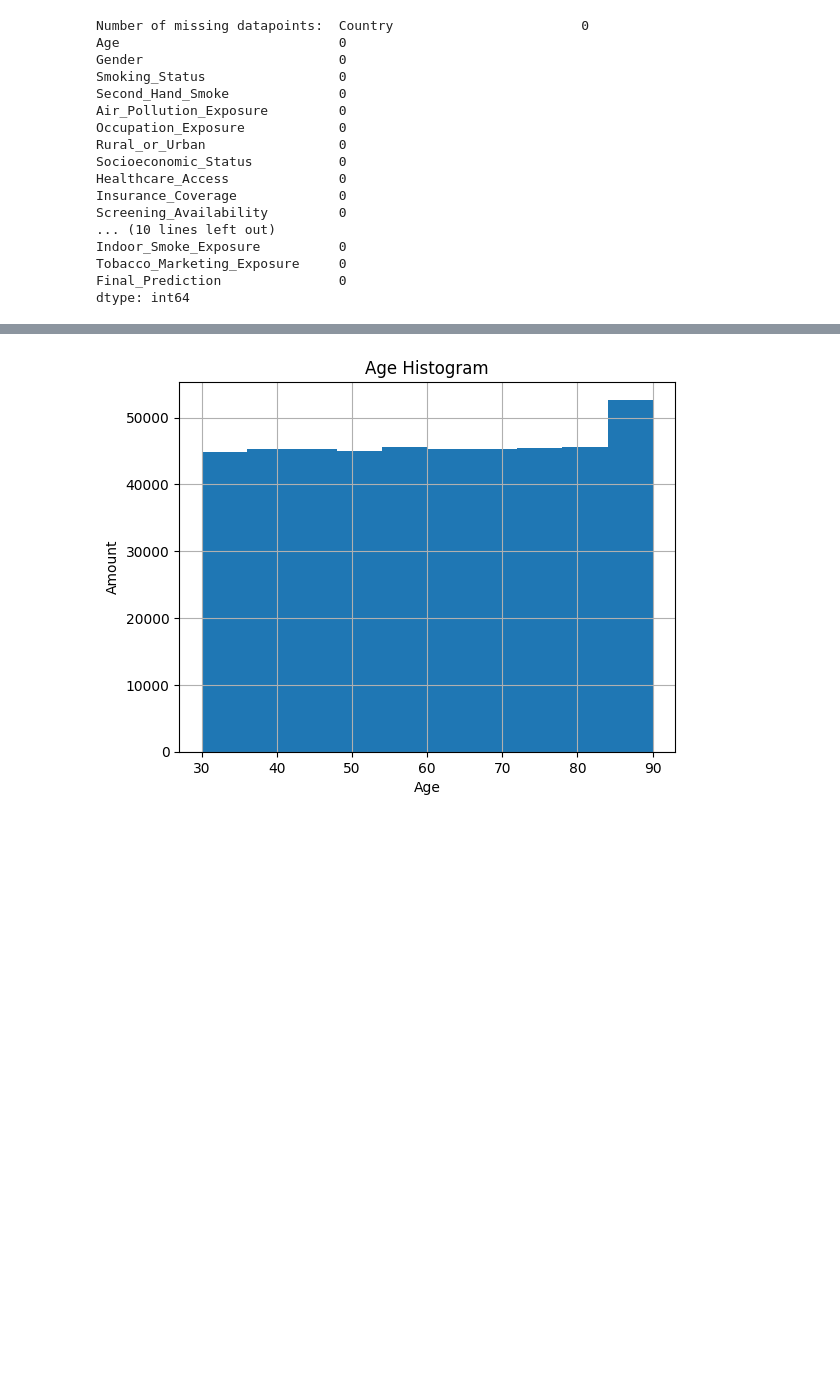
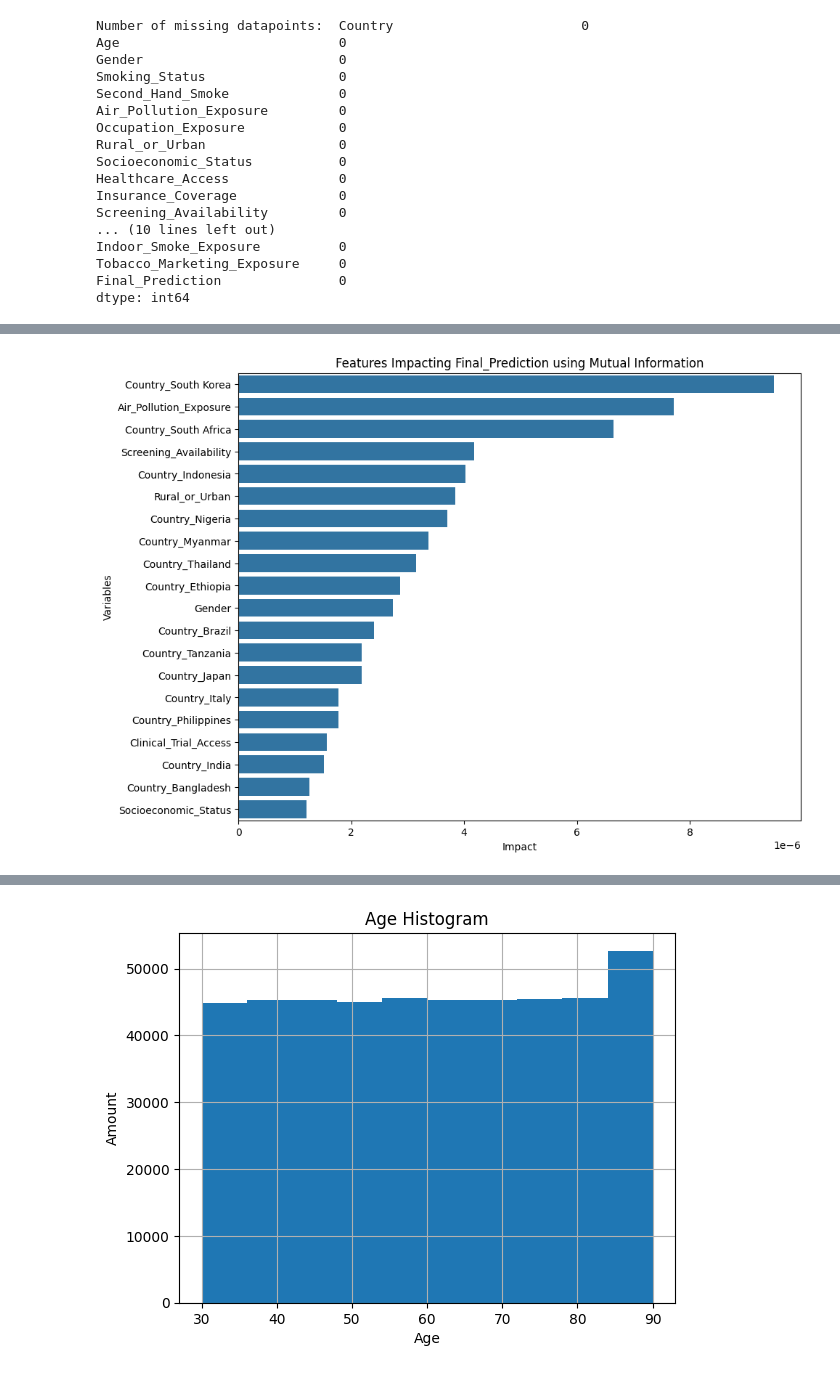
Before and after one commit to aaron-moler/DATA-601-Group-Project, a Jupyter notebook: lung_cancer_analysis.ipynb, the cells around one changed output, grey strips where cells are left out. Saved outputs shown, nothing was run; the diff lists cells and outputs as text; code cells hidden in the pictures; blank space fills up the shorter version.

```diff
--- a/lung_cancer_analysis.ipynb
+++ b/lung_cancer_analysis.ipynb
@@ -210,0 +253,5 @@ lungVisual.missing()
+# %%
+lungVisualTrans.mutual_info_corr('Final_Prediction',['5_Year_Survival_Probability','Mortality_Risk','Mutation_Type_ALK', 'Mutation_Type_EGFR',
+                                                    'Mutation_Type_KRAS', 'Mutation_Type_None','Stage_at_Diagnosis','Cancer_Type','Age'])
+# %% [output]
+[figure, added]
```
Also changed, not shown: parts of 12 cells of this notebook, 3 other files.
